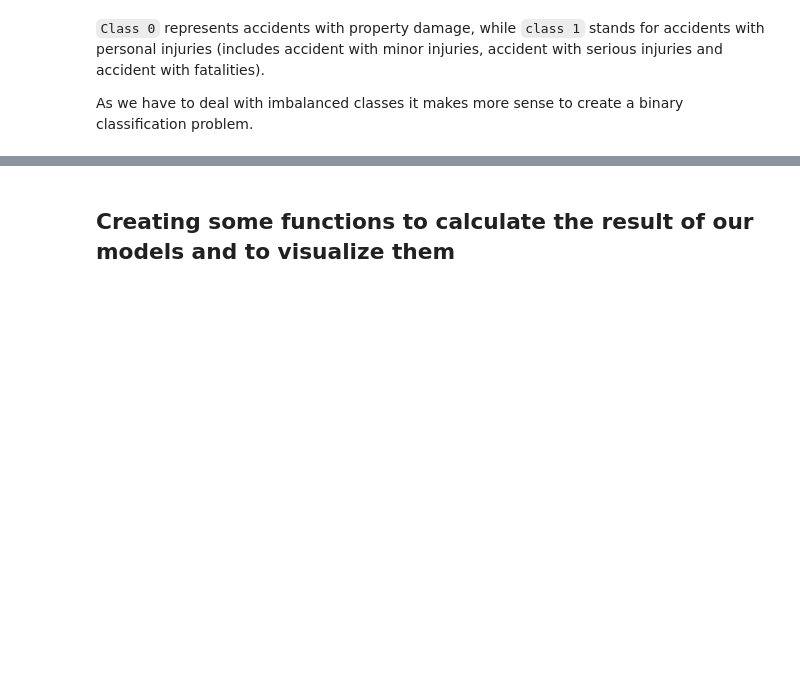
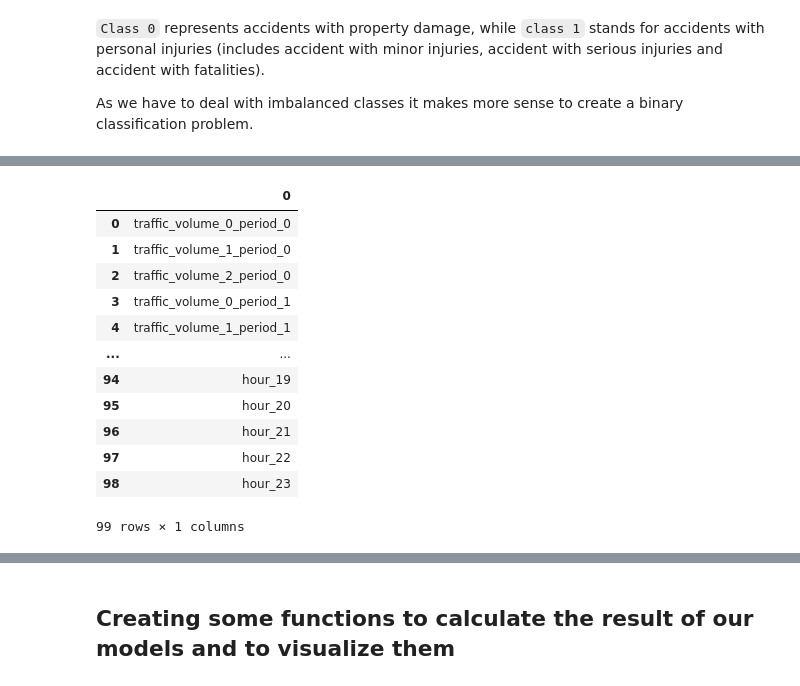
Before and after one commit to GOget42/CS_Group_Project, a Jupyter notebook: Jupyter Notebooks for Data Preprocessing/Modeling.ipynb, the cells around one changed output, grey strips where cells are left out. Cells and saved outputs as stored; diff of their text form; code cells hidden in the pictures; blank space fills up the shorter version.

```diff
--- a/Jupyter Notebooks for Data Preprocessing/Modeling.ipynb
+++ b/Jupyter Notebooks for Data Preprocessing/Modeling.ipynb
@@ -53,0 +80,16 @@ array([0, 0, 0, ..., 0, 0, 0])
+# %%
+pd.DataFrame(X_train.columns)
+# %% [output]
+|  | 0 |
+| 0 | traffic_volume_0_period_0 |
+| 1 | traffic_volume_1_period_0 |
+| 2 | traffic_volume_2_period_0 |
+| 3 | traffic_volume_0_period_1 |
+| 4 | traffic_volume_1_period_1 |
+| ... | ... |
+| 94 | hour_19 |
+| 95 | hour_20 |
+| 96 | hour_21 |
+| 97 | hour_22 |
+| 98 | hour_23 |
+99 rows × 1 columns
```
Also changed, not shown: parts of 15 cells of this notebook.
